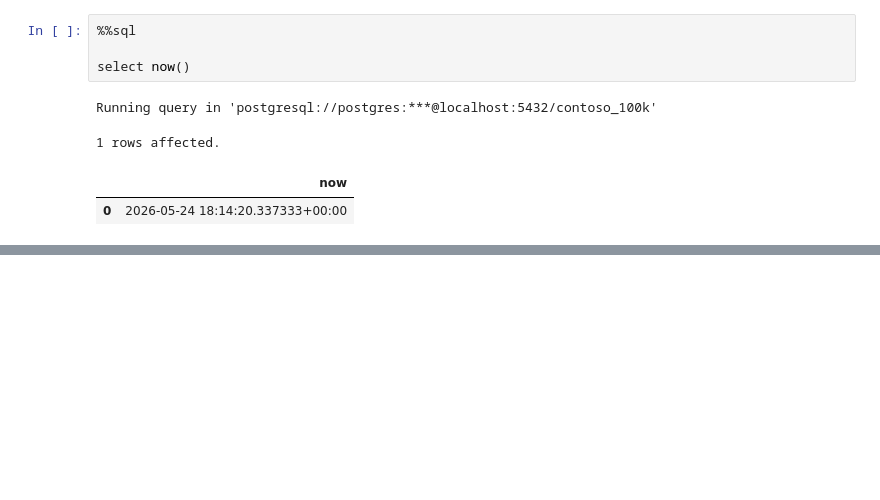
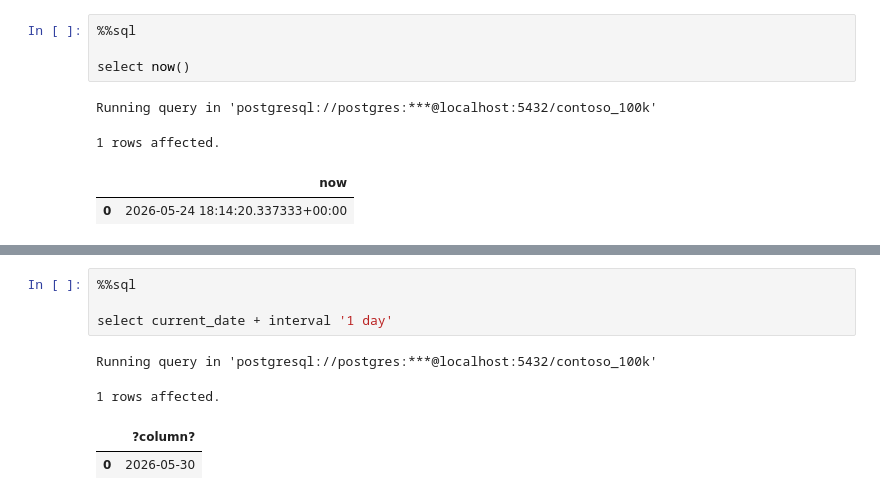
Before and after one commit to NajmulGit/VS_Code_SQL, a Jupyter notebook: Resources/Blank_SQL_Notebook.ipynb, the cells around one changed output, grey strips where cells are left out. Saved outputs shown, nothing was run; the diff lists cells and outputs as text; blank space fills up the shorter version.

```diff
--- a/Resources/Blank_SQL_Notebook.ipynb
+++ b/Resources/Blank_SQL_Notebook.ipynb
@@ -540,0 +563,9 @@ Running query in 'postgresql://postgres:***@localhost:5432/contoso_100k'
+# %%
+%%sql
+
+select current_date + interval '1 day'
+# %% [output]
+Running query in 'postgresql://postgres:***@localhost:5432/contoso_100k'
+1 rows affected.
+|  | ?column? |
+| 0 | 2026-05-30 |
```
Also changed, not shown: parts of 5 cells of this notebook.
